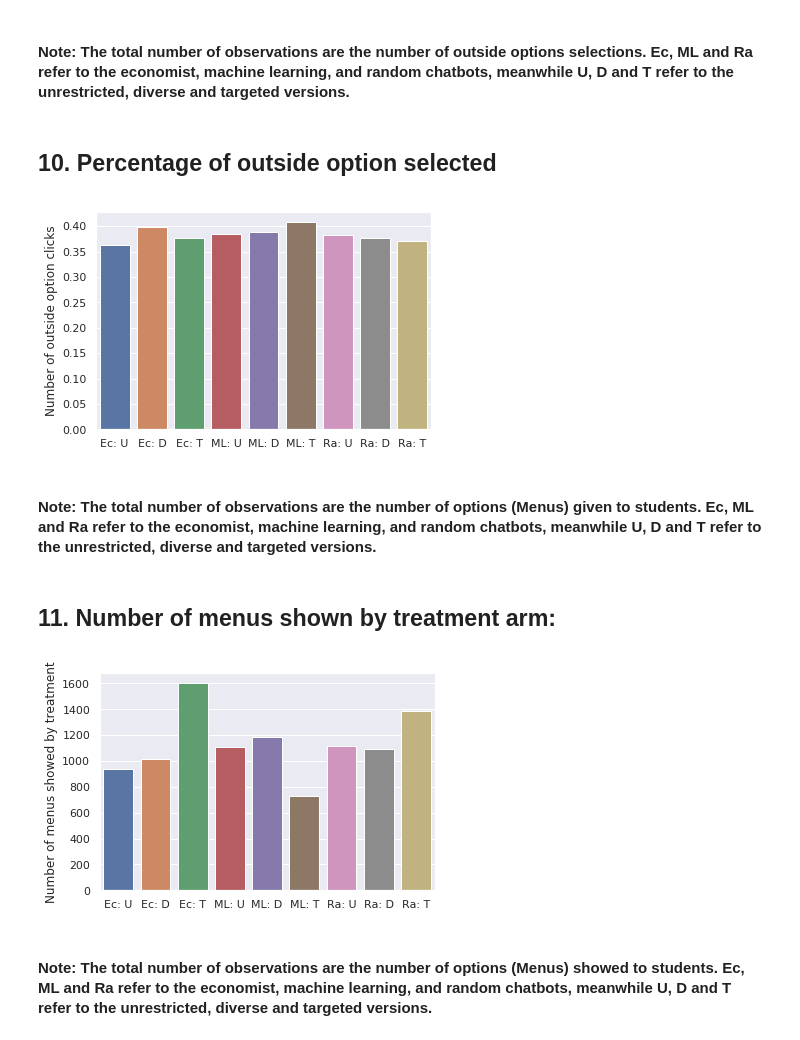
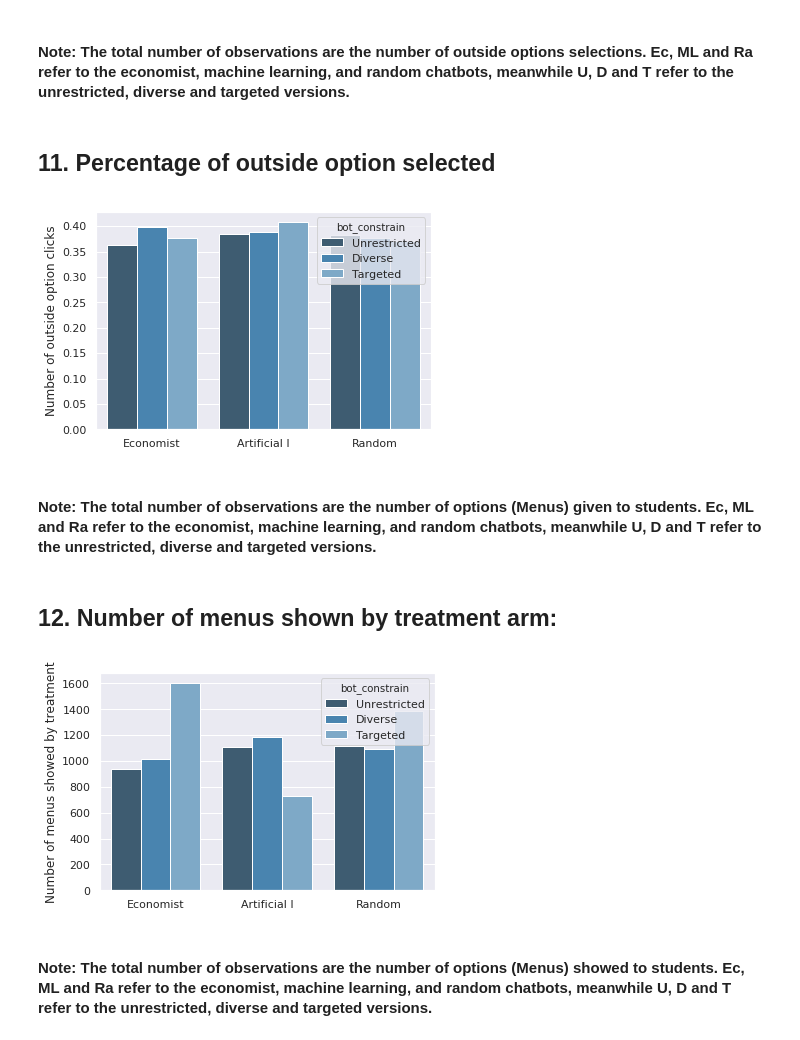
Before and after one commit to ConsiliumBots/consiliumbots.github.io, a Jupyter notebook: Chatbot_daily_Progress.ipynb, the cells around one changed output. Drawn from its saved outputs; the diff is of its cells as text; code cells hidden in the pictures.

Commit message:
changed figure colors for the barplots and also added takeup cummulative progress for the chatbot

```diff
--- a/Chatbot_daily_Progress.ipynb
+++ b/Chatbot_daily_Progress.ipynb
@@ -410,0 +446,31 @@ plt.show()
+# %%
+interactions['outsideOption'] = (interactions['Selection'] == -999)
+
+interactions['bot_type']=''
+interactions['bot_type'][interactions['bot']==11] = 'Economist'
+interactions['bot_type'][interactions['bot']==12] = 'Economist'
+interactions['bot_type'][interactions['bot']==13] = 'Economist'
+interactions['bot_type'][interactions['bot']==21] = 'Artificial I'
+interactions['bot_type'][interactions['bot']==22] = 'Artificial I'
+interactions['bot_type'][interactions['bot']==23] = 'Artificial I'
+interactions['bot_type'][interactions['bot']==31] = 'Random'
+interactions['bot_type'][interactions['bot']==32] = 'Random'
+interactions['bot_type'][interactions['bot']==33] = 'Random'
+
+interactions['bot_constrain']=''
+interactions['bot_constrain'][interactions['bot']==11] = 'Unrestricted'
+interactions['bot_constrain'][interactions['bot']==12] = 'Diverse'
+interactions['bot_constrain'][interactions['bot']==13] = 'Targeted'
+interactions['bot_constrain'][interactions['bot']==21] = 'Unrestricted'
+interactions['bot_constrain'][interactions['bot']==22] = 'Diverse'
+interactions['bot_constrain'][interactions['bot']==23] = 'Targeted'
+interactions['bot_constrain'][interactions['bot']==31] = 'Unrestricted'
+interactions['bot_constrain'][interactions['bot']==32] = 'Diverse'
+interactions['bot_constrain'][interactions['bot']==33] = 'Targeted'
+
+ax = sns.barplot(x='bot_type', y="outsideOption", hue='bot_constrain' , data=interactions.groupby(['bot', 'bot_type', 'bot_constrain']).sum().reset_index(), palette ='Blues_d', capsize=.2)
+#ax = sns.barplot(x="bot", y="outsideOption", data=interactions.groupby(['bot']).sum().reset_index(), capsize=.2)
+ax.set_xlabel('')
+ax.set_ylabel('Number of outside option clicks')
+plt.savefig('report/Outside_option_clicks.pdf', bbox_inches='tight')
+plt.show()
@@ -411,31 +479,29 @@ plt.show()
 # %% [markdown]
 #### Note: The total number of observations are the number of outside options selections. Ec, ML and Ra refer to the economist, machine learning, and random chatbots, meanwhile U, D and T refer to the unrestricted, diverse and targeted versions.
 # %% [markdown]
-## 10. Percentage of outside option selected
+## 11. Percentage of outside option selected
 # %%
 interactions['outsideOption'] = (interactions['Selection'] == -999)
-ax = sns.barplot(x="bot", y="outsideOption", data=interactions.groupby(['bot']).mean().reset_index(), capsize=.2)
+ax = sns.barplot(x='bot_type', y="outsideOption", hue='bot_constrain' , data=interactions.groupby(['bot', 'bot_type', 'bot_constrain']).mean().reset_index(), palette ='Blues_d', capsize=.2)
 ax.set_xlabel('')
 ax.set_ylabel('Number of outside option clicks')
-ax.set_xticklabels(bot_label)
 plt.savefig('report/outside_option_percentage.pdf', bbox_inches='tight')
 plt.show()
 # %% [output]
-[figure, old version]
+[figure, new version]
 # %% [markdown]
 #### Note: The total number of observations are the number of options (Menus) given to students. Ec, ML and Ra refer to the economist, machine learning, and random chatbots, meanwhile U, D and T refer to the unrestricted, diverse and targeted versions.
 # %% [markdown]
-## 11. Number of menus shown by treatment arm:
+## 12. Number of menus shown by treatment arm:
 # %%
 fig, ax = plt.subplots()
 interactions['count'] = 1
-ax = sns.barplot(x="bot", y="count", data=interactions.groupby(['bot']).sum().reset_index(), capsize=.2)
+ax = sns.barplot(x='bot_type', y="count", hue='bot_constrain' , data=interactions.groupby(['bot', 'bot_type', 'bot_constrain']).sum().reset_index(), palette ='Blues_d', capsize=.2)
 ax.set_xlabel('')
 ax.set_ylabel('Number of menus showed by treatment')
-ax.set_xticklabels(bot_label)
 plt.savefig('report/Number_menus.pdf', bbox_inches='tight')
 plt.show()
 # %% [output]
-[figure, old version]
+[figure, new version]
 # %% [markdown]
 #### Note: The total number of observations are the number of options (Menus) showed to students. Ec, ML and Ra refer to the economist, machine learning, and random chatbots, meanwhile U, D and T refer to the unrestricted, diverse and targeted versions.
```
Also changed, not shown: parts of 10 cells of this notebook, 12 other files.
